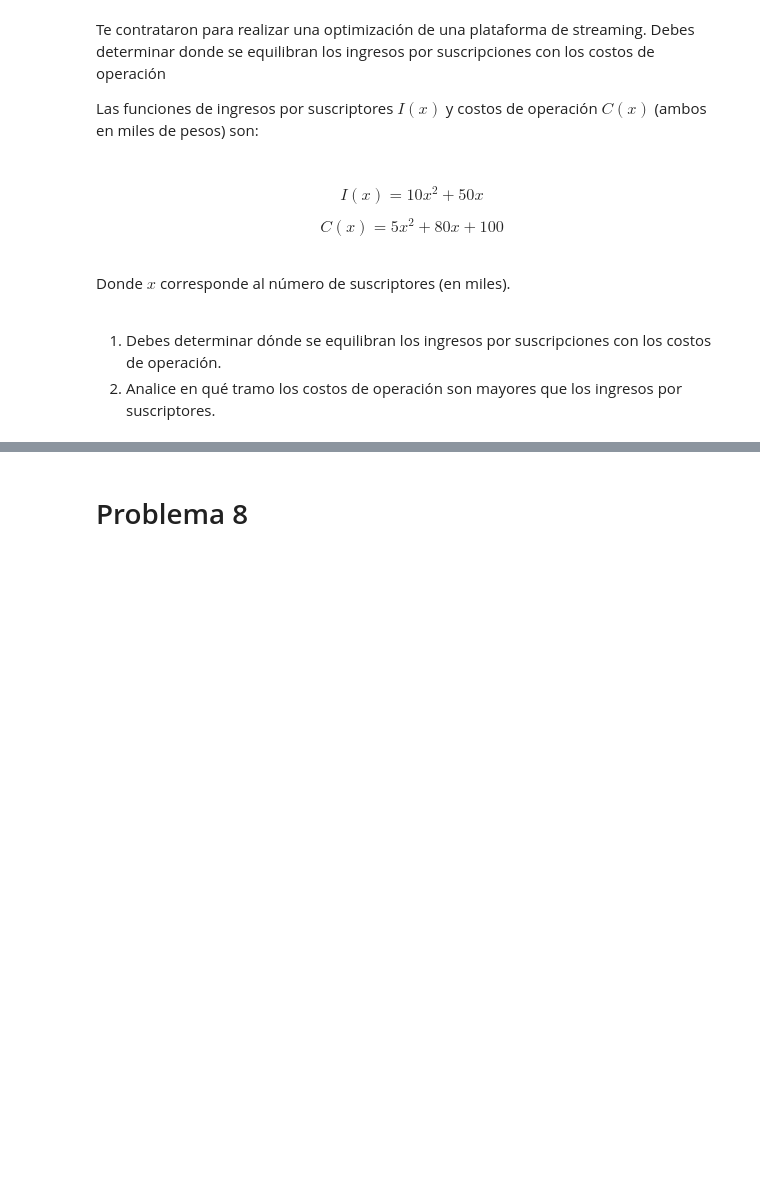
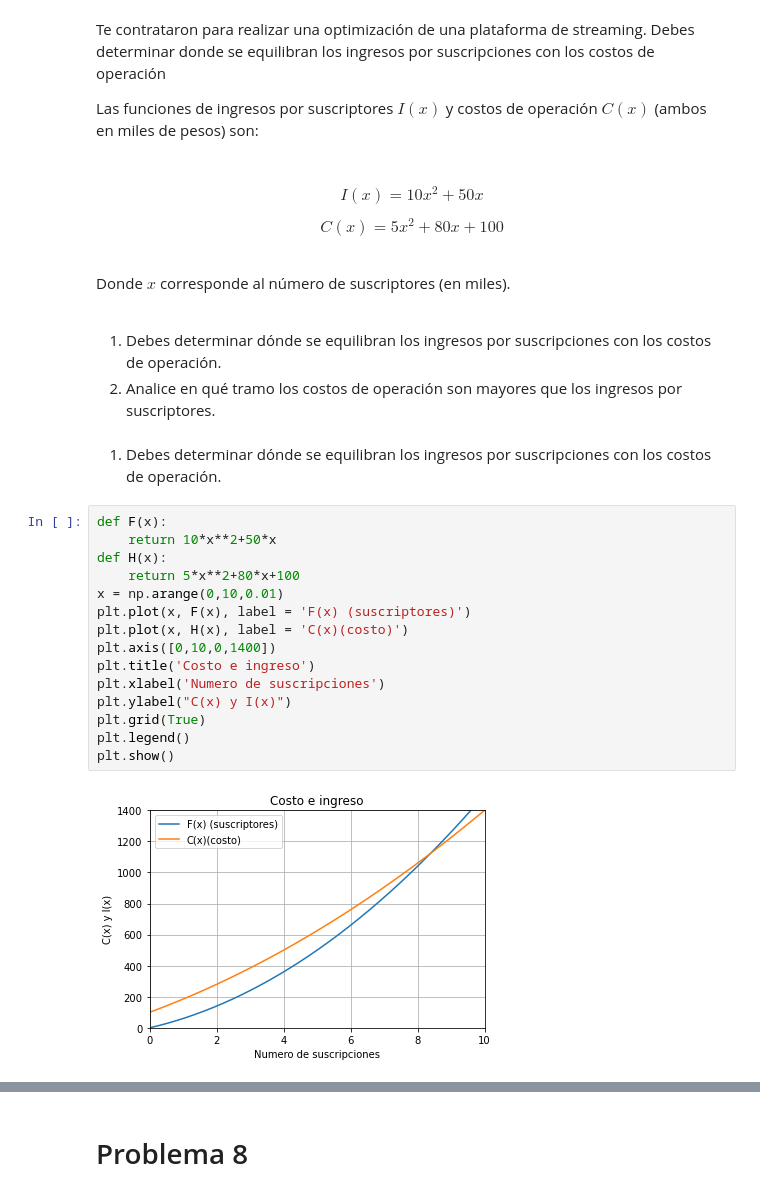
Before and after one commit to matikkkkk/PYTHOOON, a Jupyter notebook: matematicaApli/G3_Aplicaciones_de_funciones.ipynb, the cells around one changed output, grey strips where cells are left out. Cells and saved outputs as stored; diff of their text form; blank space fills up the shorter version.

```diff
--- a/matematicaApli/G3_Aplicaciones_de_funciones.ipynb
+++ b/matematicaApli/G3_Aplicaciones_de_funciones.ipynb
@@ -354,3 +408,22 @@ Donde $x$ corresponde al número de suscriptores (en miles).
 
 1. Debes determinar dónde se equilibran los ingresos por suscripciones con los costos de operación.
 2. Analice en qué tramo los costos de operación son mayores que los ingresos por suscriptores.
+# %% [markdown]
+1. Debes determinar dónde se equilibran los ingresos por suscripciones con los costos de operación.
+# %%
+def F(x):
+    return 10*x**2+50*x
+def H(x):
+    return 5*x**2+80*x+100
+x = np.arange(0,10,0.01)
+plt.plot(x, F(x), label = 'F(x) (suscriptores)')
+plt.plot(x, H(x), label = 'C(x)(costo)')
+plt.axis([0,10,0,1400])
+plt.title('Costo e ingreso')
+plt.xlabel('Numero de suscripciones')
+plt.ylabel("C(x) y I(x)")
+plt.grid(True)
+plt.legend()
+plt.show()
+# %% [output]
+[figure, added]
```
Also changed, not shown: parts of 15 cells of this notebook.
